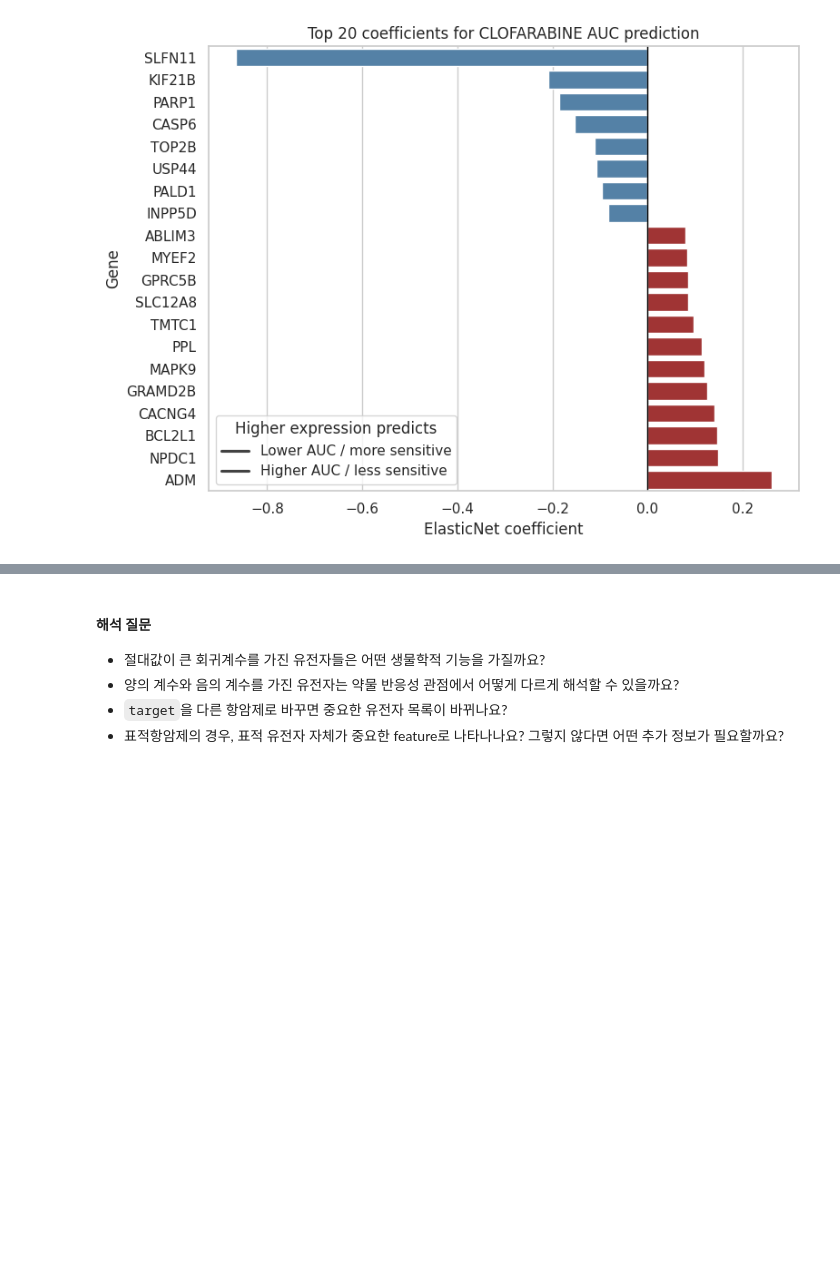
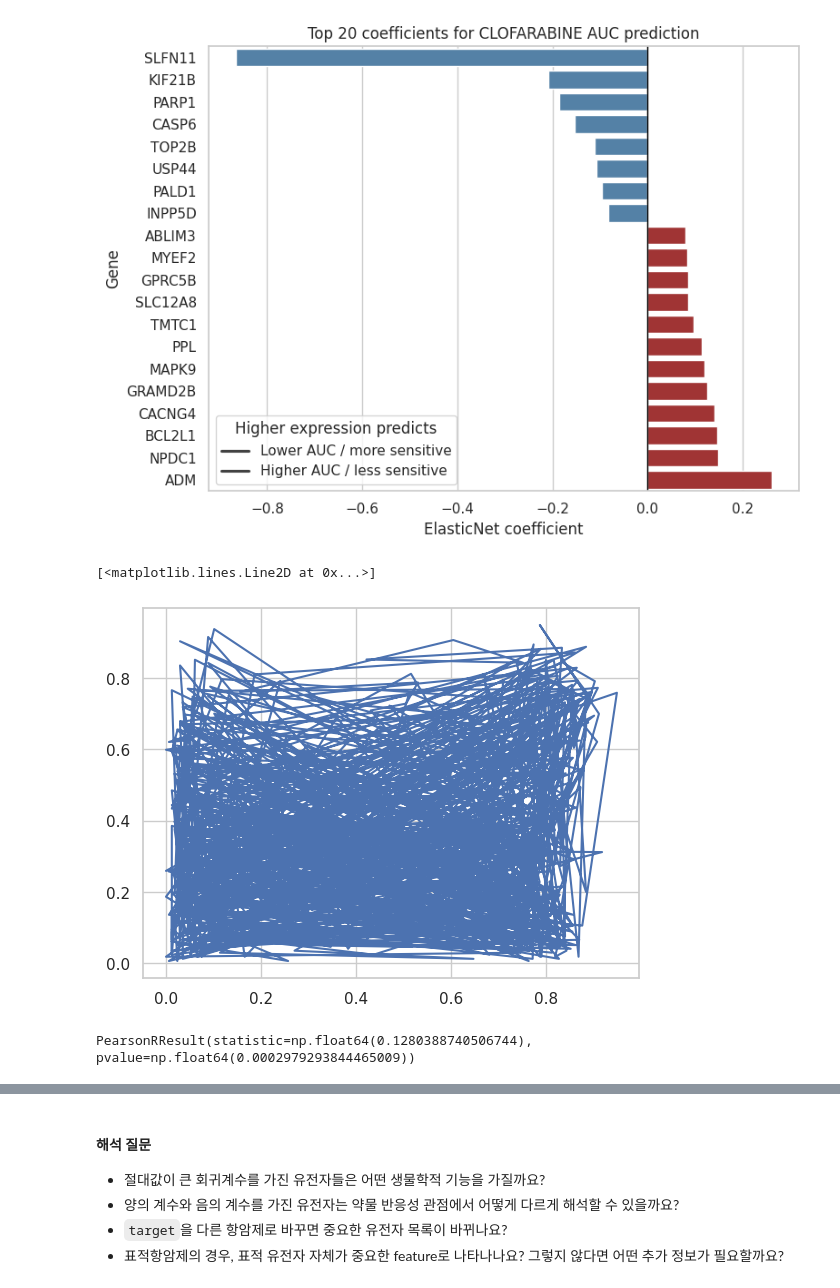
Before and after one commit to hjk9655/health-checkup-analysis, a Jupyter notebook: Notebooks/bio_bigdata_workshop_2A_regression_practice_07.15.ipynb, the cells around one changed output, grey strips where cells are left out. Drawn from its saved outputs; the diff is of its cells as text; code cells hidden in the pictures; blank space fills up the shorter version.

```diff
--- a/Notebooks/bio_bigdata_workshop_2A_regression_practice_07.15.ipynb
+++ b/Notebooks/bio_bigdata_workshop_2A_regression_practice_07.15.ipynb
@@ -1404,3 +1404,12 @@ plt.legend(title='Higher expression predicts', labels=['Lower AUC / more sensiti
 plt.tight_layout()
 # %% [output]
 [figure]
+# %%
+plt.plot( X_df['SLFN11'], X_df['KIF21B'])
+# %% [output]
+[<matplotlib.lines.Line2D at 0x...>]
+[figure, added]
+# %%
+pearsonr( X_df['SLFN11'], X_df['KIF21B'])
+# %% [output]
+PearsonRResult(statistic=np.float64(0.1280388740506744), pvalue=np.float64(0.0002979293844465009))
```
Also changed, not shown: parts of 1 cell of this notebook.
